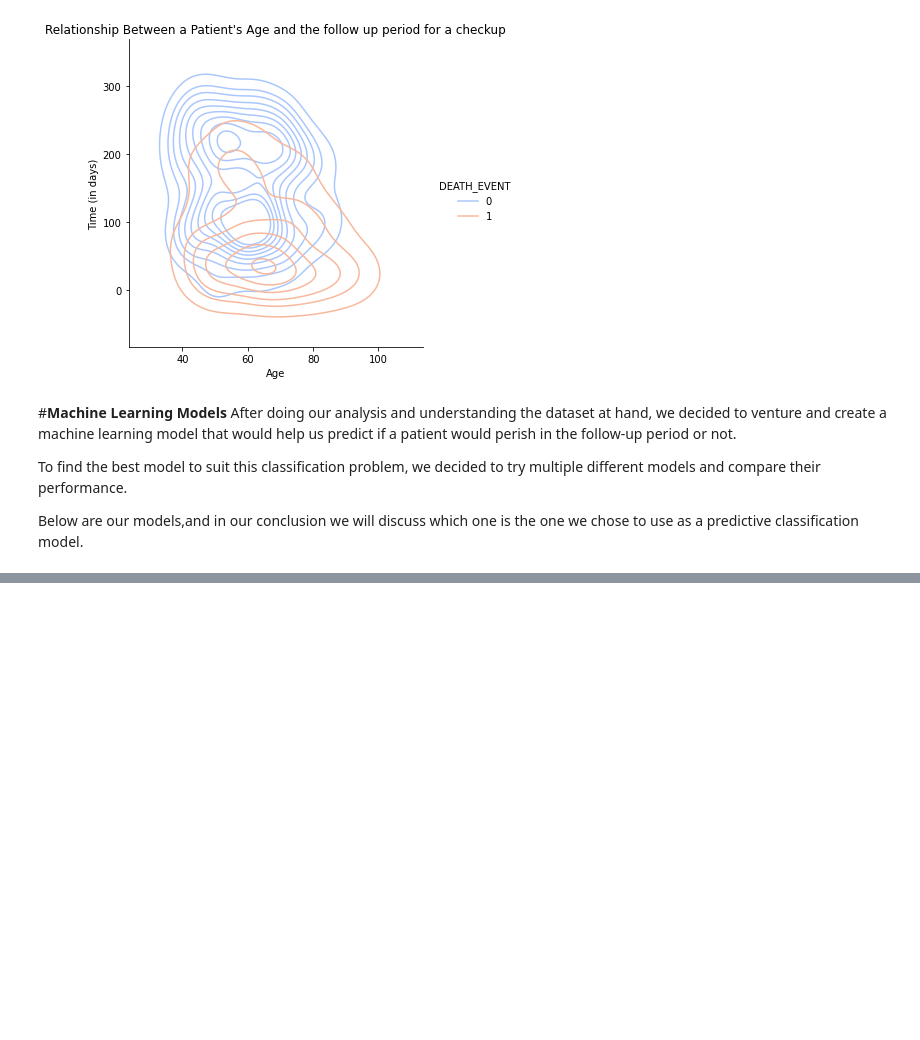
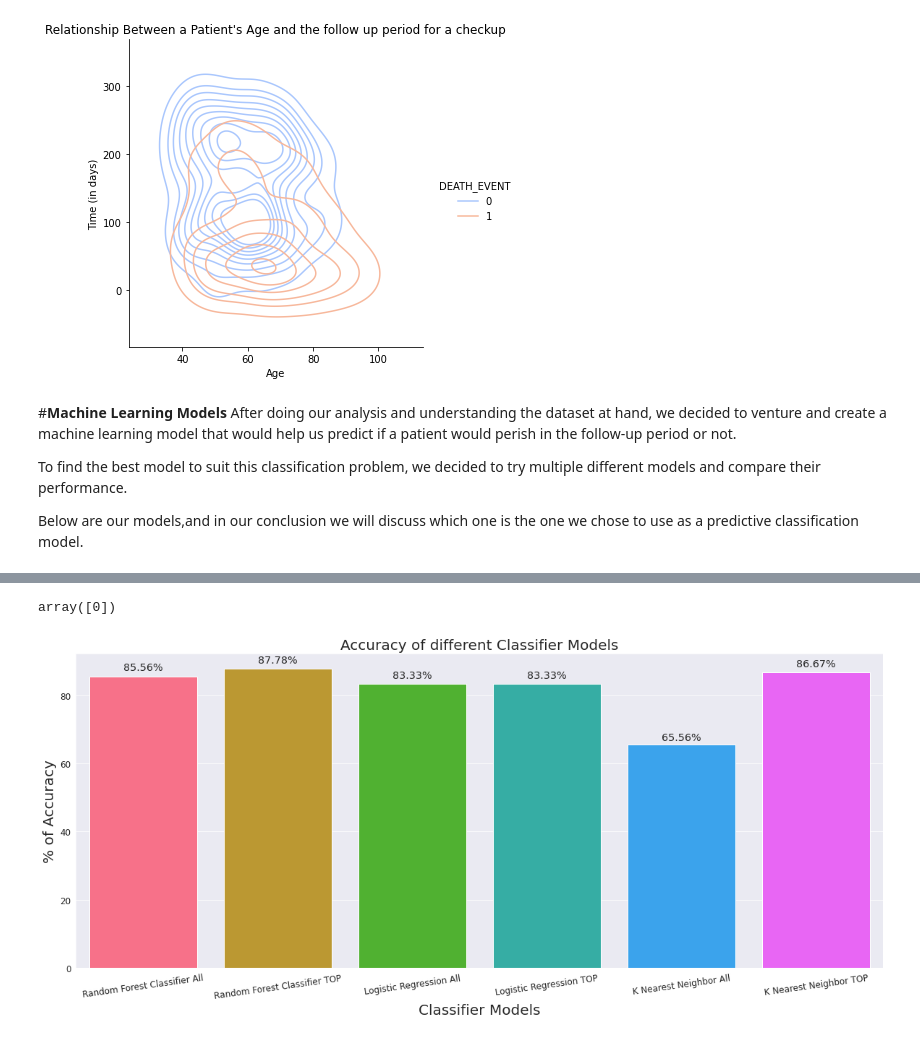
Before and after one commit to AntonioMoralCevallos/Predicting_Fatal_Heart_Failure-Project, a Jupyter notebook: Final_Deliverable_7b.ipynb, the cells around one changed output, grey strips where cells are left out. Cells and saved outputs as stored; diff of their text form; code cells hidden in the pictures; blank space fills up the shorter version.

```diff
--- a/Final_Deliverable_7b.ipynb
+++ b/Final_Deliverable_7b.ipynb
@@ -589,0 +491,2 @@ accuracy_score(ytest, y_model)
+# %%
+accuracy_list = []
@@ -589,0 +591,5 @@ accuracy_score(ytest, y_model)
+# %%
+from sklearn.linear_model import LogisticRegression  # 1. choose model class
+model = LogisticRegression(solver='liblinear', random_state=0)     # 2. instantiate model
+model.fit(X_train, y_train)
+y_pred = model.predict(X_test)
@@ -589,0 +734,21 @@ accuracy_score(ytest, y_model)
+# %%
+# K Neighbors Classifier
+Features = ['ejection_fraction','serum_creatinine','age', 'time']
+X, y = clinical[Features], clinical['DEATH_EVENT']
+Xtrain, Xtest, ytrain, ytest = train_test_split(X, y, test_size=0.3, random_state=775)
+from sklearn.neighbors import KNeighborsClassifier
+kn_clf = KNeighborsClassifier(n_neighbors=4)
+kn_clf.fit(Xtrain, ytrain)
+y_pred = kn_clf.predict(Xtest)
+kn_acc = accuracy_score(ytest, y_pred)
+accuracy_list.append(100*kn_acc)
+print("K Neighbor Classifier Accuracy:",kn_acc)
+P = sum(ytest==1)
+TP = sum((ytest ==1)& (y_pred ==1))
+TP/P
+print("Sensitivity:",TP/P)
+
+N = sum(ytest==0)
+TN = sum((ytest ==0)& (y_pred ==0))
+TN/N
+print("Specificity:",TN/N)
@@ -589,0 +776,23 @@ accuracy_score(ytest, y_model)
+# %%
+#ejection_fraction | serum_creatinine | age | time
+kn_clf.predict([[40, 5.4, 58, 50]])
+# %% [output]
+array([0])
+# %%
+model_list = ['Random Forest Classifier All','Random Forest Classifier TOP','Logistic Regression All','Logistic Regression TOP','K Nearest Neighbor All','K Nearest Neighbor TOP']
+
+plt.rcParams['figure.figsize']=20,8
+sns.set_style('darkgrid')
+ax = sns.barplot(x=model_list, y=accuracy_list, palette = "husl", saturation =2.0)
+plt.xlabel('Classifier Models', fontsize = 20 )
+plt.ylabel('% of Accuracy', fontsize = 20)
+plt.title('Accuracy of different Classifier Models', fontsize = 20)
+plt.xticks(fontsize = 12, horizontalalignment = 'center', rotation = 8)
+plt.yticks(fontsize = 12)
+for i in ax.patches:
+    width, height = i.get_width(), i.get_height()
+    x, y = i.get_xy()
+    ax.annotate(f'{round(height,2)}%', (x + width/2, y + height*1.02), ha='center', fontsize = 'x-large')
+plt.show()
+# %% [output]
+[figure, added]
```
Also changed, not shown: parts of 57 cells of this notebook.
